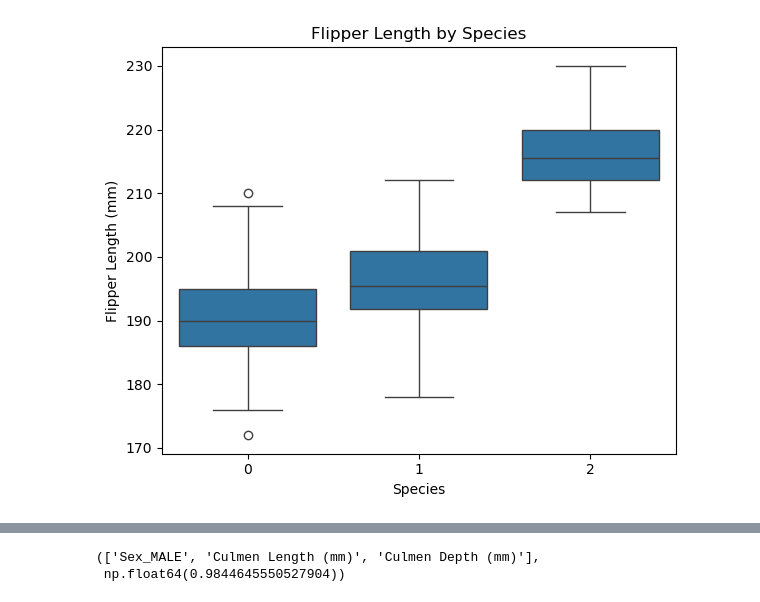
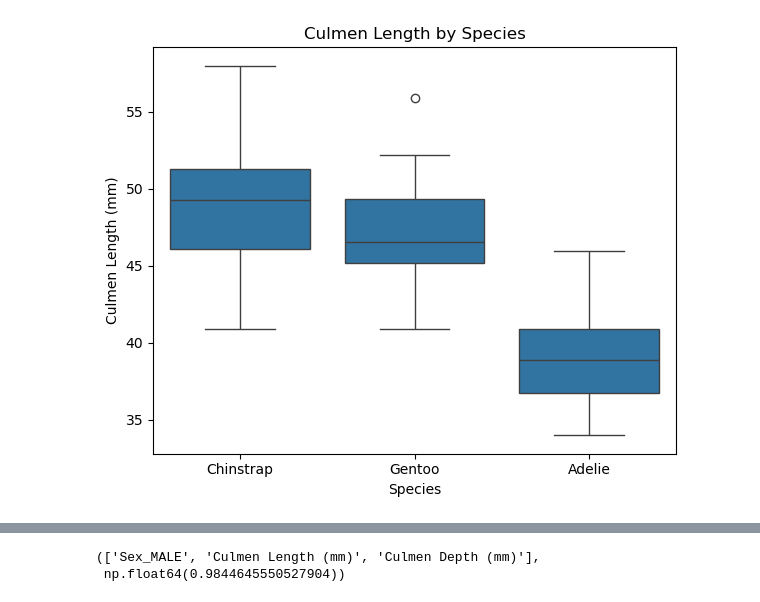
Before and after one commit to jacksonbhanson7/jacksonbhanson7.github.io, a Jupyter notebook: posts/example-blog-post/index.ipynb, the cells around one changed output, grey strips where cells are left out. Drawn from its saved outputs; the diff is of its cells as text; code cells hidden in the pictures.

```diff
--- a/posts/example-blog-post/index.ipynb
+++ b/posts/example-blog-post/index.ipynb
@@ -78,9 +80,13 @@ plt.show()
 # %%
 # Boxplot: Flipper Length Distribution (with hue)
+map = {0: "Adelie", 1: "Chinstrap", 2: "Gentoo"}
+
+# Replace species numbers with names
+df["Species"] = df["Species"].map(map)
 fig, ax = plt.subplots(figsize=(6, 5))
-sns.boxplot(data=df, x="Species", y="Flipper Length (mm)", ax=ax)
-ax.set(title="Flipper Length by Species", xlabel="Species", ylabel="Flipper Length (mm)")
+sns.boxplot(data=df, x="Species", y="Culmen Length (mm)", ax=ax)
+ax.set(title="Culmen Length by Species", xlabel="Species", ylabel="Culmen Length (mm)")
 plt.tight_layout()
 plt.show()
 # %% [output]
-[figure, old version]
+[figure, new version]
```
Also changed, not shown: parts of 40 cells of this notebook, 12 other files.
